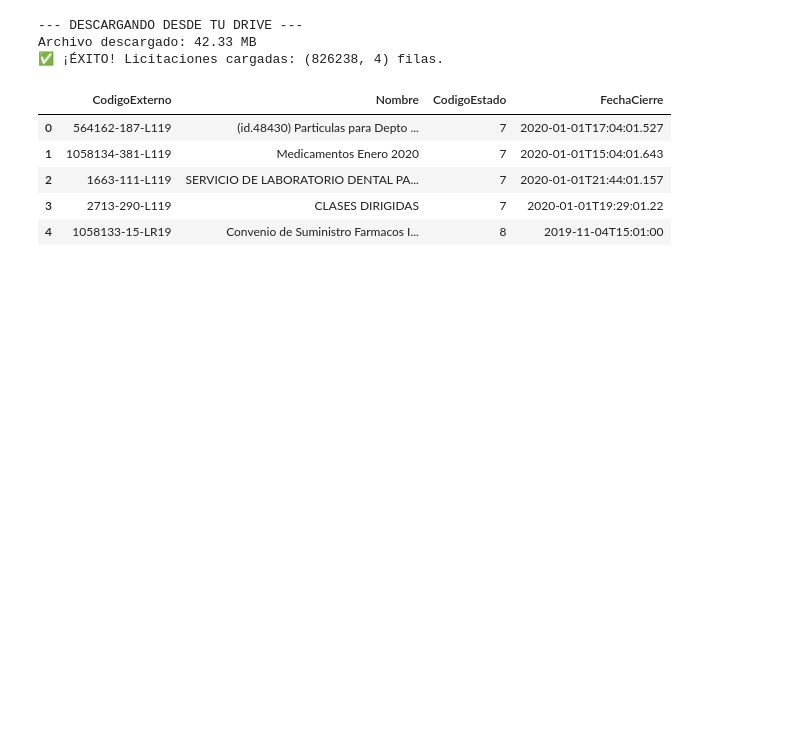
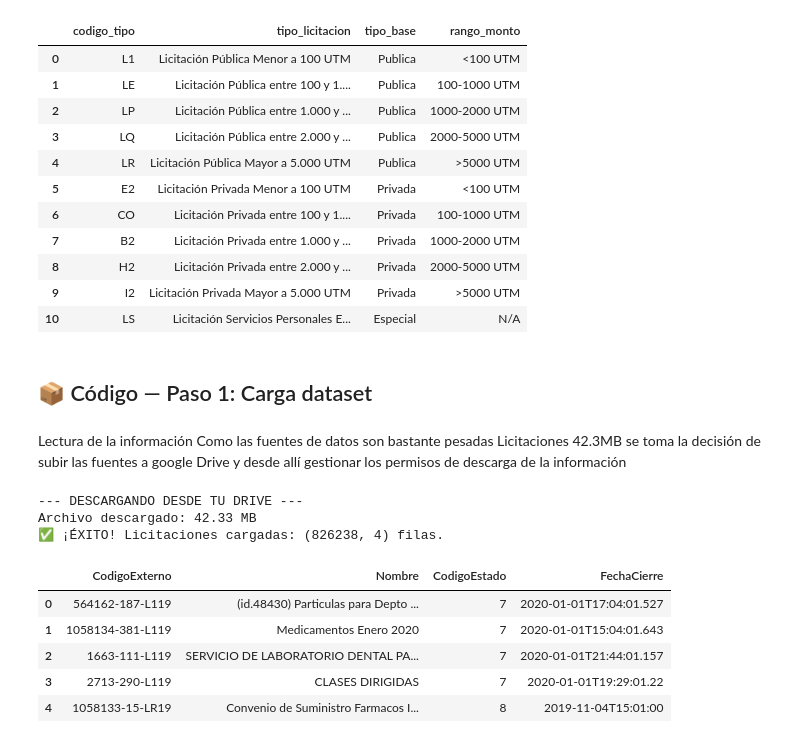
Before and after one commit to Fablop84/practica_final_condores, a Jupyter notebook: Scripts/proyecto_final_condores.ipynb, the cells around one changed output. Saved outputs shown, nothing was run; the diff lists cells and outputs as text; code cells hidden in the pictures; blank space fills up the shorter version.

Commit message:
Actualización notebook proyecto_final_condores.ipynb: Hasta el punto 3 - ingesta de datos

```diff
--- a/Scripts/proyecto_final_condores.ipynb
+++ b/Scripts/proyecto_final_condores.ipynb
@@ -9,3 +60,77 @@ se toma la decisión de subir las fuentes a google Drive y desde allí gestionar
+# %%
+# =========================================================
+# CATALOGO OFICIAL TIPOS DE LICITACION (CHILECOMPRA)
+# =========================================================
+
+import pandas as pd
+
+data_tipos = {
+    "codigo_tipo": [
+        "L1", "LE", "LP", "LQ", "LR",
+        "E2", "CO", "B2", "H2", "I2",
+        "LS"
+    ],
+
+    "tipo_licitacion": [
+        "Licitación Pública Menor a 100 UTM",
+        "Licitación Pública entre 100 y 1.000 UTM",
+        "Licitación Pública entre 1.000 y 2.000 UTM",
+        "Licitación Pública entre 2.000 y 5.000 UTM",
+        "Licitación Pública Mayor a 5.000 UTM",
+        "Licitación Privada Menor a 100 UTM",
+        "Licitación Privada entre 100 y 1.000 UTM",
+        "Licitación Privada entre 1.000 y 2.000 UTM",
+        "Licitación Privada entre 2.000 y 5.000 UTM",
+        "Licitación Privada Mayor a 5.000 UTM",
+        "Licitación Servicios Personales Especializados"
+    ],
+
+    # 👇 CLAVE PARA TU PROYECTO
+    "tipo_base": [
+        "Publica","Publica","Publica","Publica","Publica",
+        "Privada","Privada","Privada","Privada","Privada",
+        "Especial"
+    ],
+
+    # 👇 SEGMENTACIÓN POR MONTO (MUY UTIL PARA ML)
+    "rango_monto": [
+        "<100 UTM",
+        "100-1000 UTM",
+        "1000-2000 UTM",
+        "2000-5000 UTM",
+        ">5000 UTM",
+        "<100 UTM",
+        "100-1000 UTM",
+        "1000-2000 UTM",
+        "2000-5000 UTM",
+        ">5000 UTM",
+        "N/A"
+    ]
+}
+
+df_tipos_licitacion = pd.DataFrame(data_tipos)
+
+display(df_tipos_licitacion)
+# %% [output]
+|  | codigo_tipo | tipo_licitacion | tipo_base | rango_monto |
+| 0 | L1 | Licitación Pública Menor a 100 UTM | Publica | <100 UTM |
+| 1 | LE | Licitación Pública entre 100 y 1.... | Publica | 100-1000 UTM |
+| 2 | LP | Licitación Pública entre 1.000 y ... | Publica | 1000-2000 UTM |
+| 3 | LQ | Licitación Pública entre 2.000 y ... | Publica | 2000-5000 UTM |
+| 4 | LR | Licitación Pública Mayor a 5.000 UTM | Publica | >5000 UTM |
+| 5 | E2 | Licitación Privada Menor a 100 UTM | Privada | <100 UTM |
+| 6 | CO | Licitación Privada entre 100 y 1.... | Privada | 100-1000 UTM |
+| 7 | B2 | Licitación Privada entre 1.000 y ... | Privada | 1000-2000 UTM |
+| 8 | H2 | Licitación Privada entre 2.000 y ... | Privada | 2000-5000 UTM |
+| 9 | I2 | Licitación Privada Mayor a 5.000 UTM | Privada | >5000 UTM |
+| 10 | LS | Licitación Servicios Personales E... | Especial | N/A |
+# %% [markdown]
+## 📦 Código — Paso 1: Carga dataset
+# %% [markdown]
+Lectura de la información
+Como las fuentes de datos son bastante pesadas
+    Licitaciones 42.3MB
+se toma la decisión de subir las fuentes a google Drive y desde allí gestionar los permisos de descarga de la información
 # %%
 import os
 import requests
```
Also changed, not shown: parts of 51 cells of this notebook.
